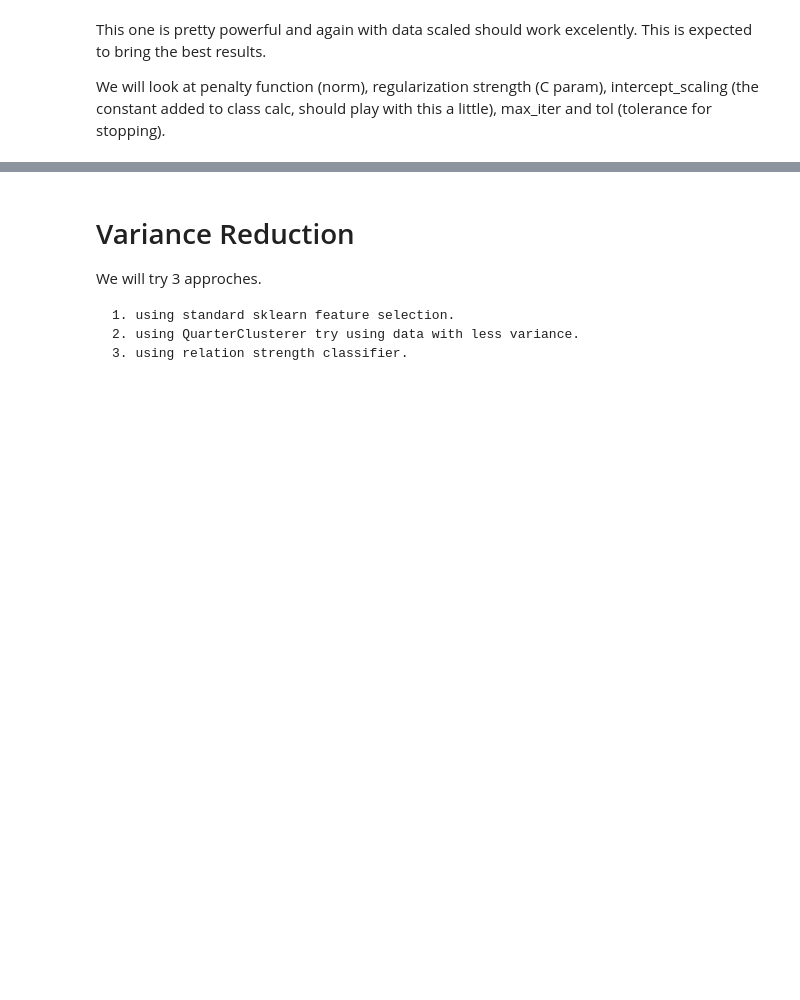
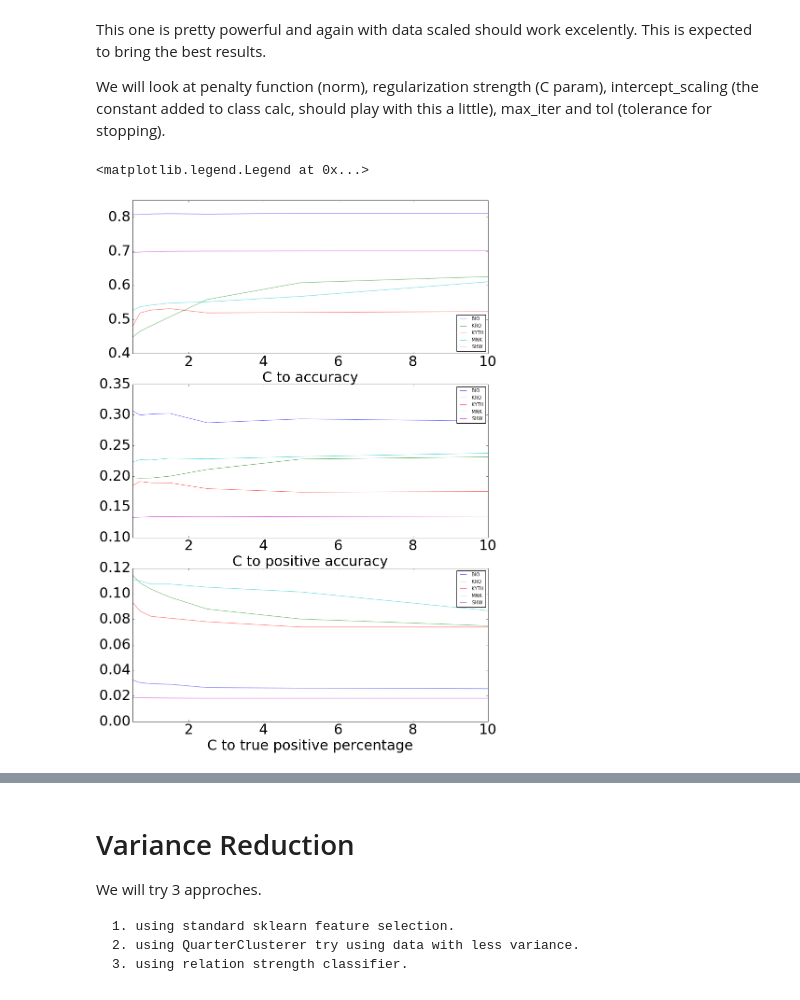
Before and after one commit to eytans/Stockifier, a Jupyter notebook: Logistic Regression.ipynb, the cells around one changed output, grey strips where cells are left out. Cells and saved outputs as stored; diff of their text form; code cells hidden in the pictures; blank space fills up the shorter version.

```diff
--- a/Logistic Regression.ipynb
+++ b/Logistic Regression.ipynb
@@ -102,11 +100,0 @@ laccuracies = list(map(run_model, lmodels))
-# %%
-from pandas import DataFrame
-
-# data should be list of lists and each row should be:
-# criterion, max_depth, min_samples, stock, accuracy
-data = []
-for model, accs in zip(lmodels, laccuracies):
-    for sn, acc in accs.items():
-        data.append((model.C, model.penalty, model.intercept_scaling, model.max_iter, model.tol, sn, acc))
-
-lresults = DataFrame(data, columns=('C', 'penalty', 'intercept_scaling', 'max_iter', 'tol', 'stock', 'accuracy'))
@@ -112,0 +129,29 @@ lresults = DataFrame(data, columns=('C', 'penalty', 'intercept_scaling', 'max_it
+# %%
+results = cresults
+
+plt.rc('font', size=30)
+fig = plt.figure(figsize=(30, 20))
+alpha = 0.6
+
+ax1 = plt.subplot2grid((3,2), (0,0))
+for name, group in results.groupby('stock'):
+    # since we are counting values it makes sense to regularize the counts
+    group.groupby('C').agg('mean')['accuracy'].plot(kind='line', label=name, alpha=alpha)
+ax1.set_xlabel('C to accuracy')
+plt.legend(loc='best', prop={'size':10})
+
+ax2 = plt.subplot2grid((3,2), (1, 0))
+for name, group in results.groupby('stock'):
+    # since we are counting values it makes sense to regularize the counts
+    group.groupby('C').agg('mean')['positive acc'].plot(kind='line', label=name, alpha=alpha)
+ax2.set_xlabel('C to positive accuracy')
+plt.legend(loc='best', prop={'size':10})
+
+ax3 = plt.subplot2grid((3,2), (2,0))
+for name, group in results.groupby('stock'):
+    group.replace(np.nan, 0).groupby('C').agg('mean')['true positive'].plot(kind='line', label=name, alpha=alpha)
+ax3.set_xlabel('C to true positive percentage')
+plt.legend(loc='best', prop={'size':10})
+# %% [output]
+<matplotlib.legend.Legend at 0x...>
+[figure, added]
```
Also changed, not shown: parts of 24 cells of this notebook.
